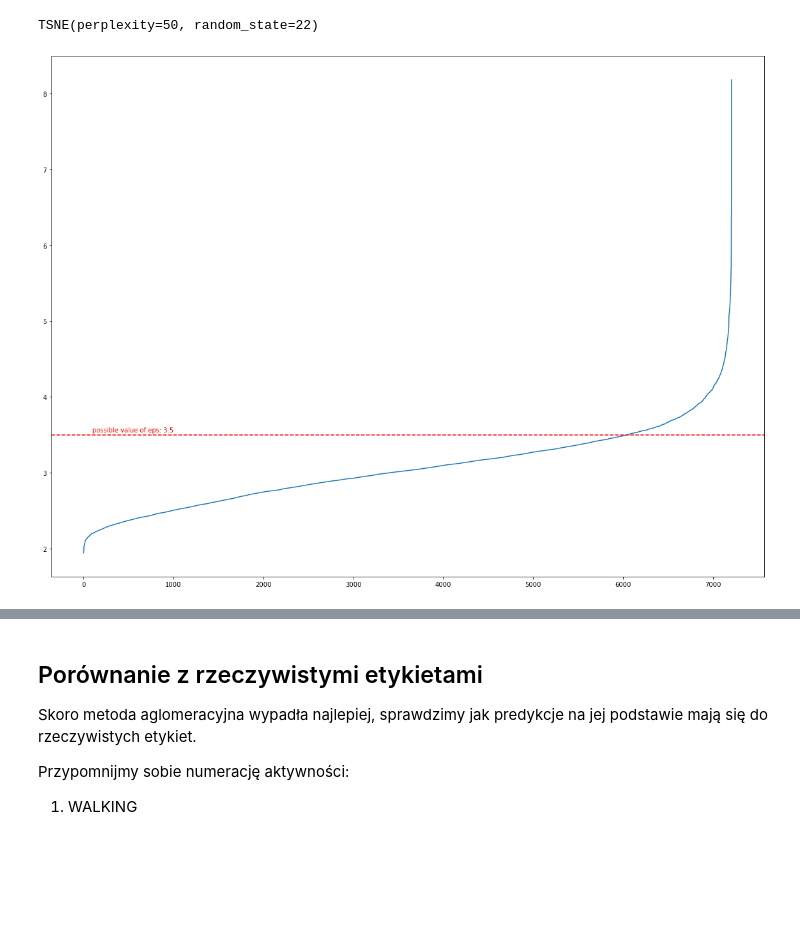
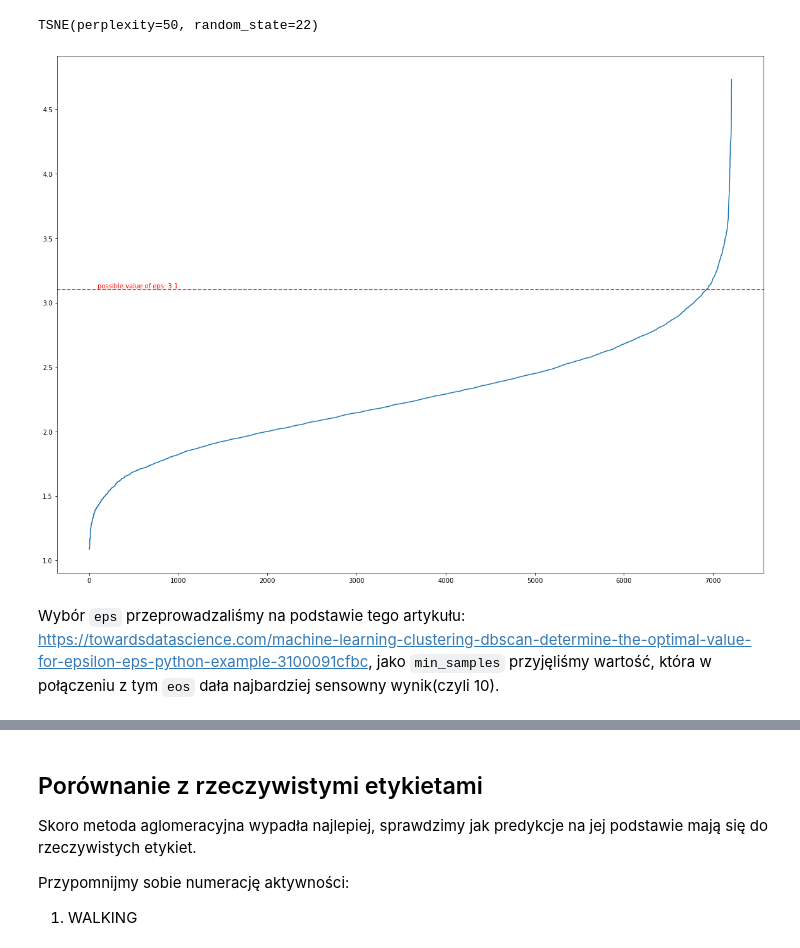
Before and after one commit to gekas145/WUM-2021-Projekty, a Jupyter notebook: Projekt2/final.ipynb, the cells around one changed output, grey strips where cells are left out. Saved outputs shown, nothing was run; the diff lists cells and outputs as text; code cells hidden in the pictures; blank space fills up the shorter version.

```diff
--- a/Projekt2/final.ipynb
+++ b/Projekt2/final.ipynb
@@ -118,7 +110,7 @@ best_tsne.fit(PCA(n_components=60).fit_transform(X_train))
 # %% [output]
 TSNE(perplexity=50, random_state=22)
 # %%
-nn = NearestNeighbors(n_neighbors=59, metric="euclidean")
+nn = NearestNeighbors(n_neighbors=2, metric="euclidean")
 pca = PCA(n_components = 60, random_state = 42)
 X_train_pca = pca.fit_transform(X_train)
 nn.fit(X_train_pca)
@@ -126,22 +118,24 @@ neighbors = nn.kneighbors(X_train_pca)[0]
 # %%
 agg_neighbors = np.zeros(X_train.shape[0])
 
 for i in range(X_train.shape[0]):
-    agg_neighbors[i] = np.mean(np.sort(neighbors[i]))
+    agg_neighbors[i] = np.max(neighbors[i])
 
 agg_neighbors = np.sort(agg_neighbors)
 
 plt.rcParams["figure.figsize"] = [20,15]
 plt.plot(np.arange(X_train.shape[0]), agg_neighbors)
-plt.axhline(y=3.5, color="r", linestyle="dashed")
-plt.text(1000,3.56,
-         "possible value of eps: 3.5",
+plt.axhline(y=3.1, color="r", linestyle="dashed")
+plt.text(1000,3.13,
+         "possible value of eps: 3.1",
          color="red",
         ha="right", va="center")
 plt.show()
 # podobno punkt, z którego się zaczyna nagły wzrost, oznacza dobry punkt wyjściowy dla eps
 # %% [output]
-[figure, old version]
+[figure, new version]
+# %% [markdown]
+Wybór `eps` przeprowadzaliśmy na podstawie tego artykułu: [https://towardsdatascience.com/machine-learning-clustering-dbscan-determine-the-optimal-value-for-epsilon-eps-python-example-3100091cfbc](https://towardsdatascience.com/machine-learning-clustering-dbscan-determine-the-optimal-value-for-epsilon-eps-python-example-3100091cfbc), jako `min_samples` przyjęliśmy wartość, która w połączeniu z tym `eos` dała najbardziej sensowny wynik(czyli 10).
 # %%
 def get_model(model_type, X):
     model = None
```
Also changed, not shown: parts of 8 cells of this notebook.
